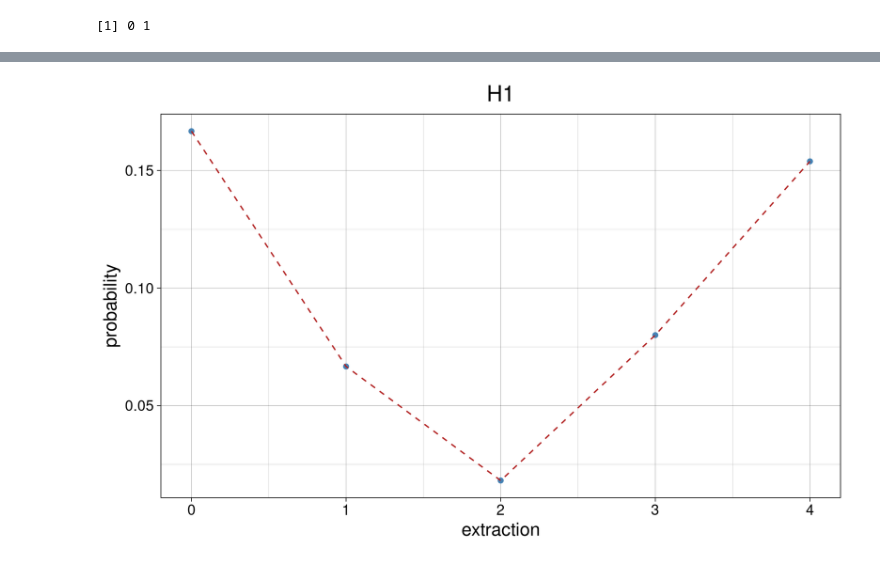
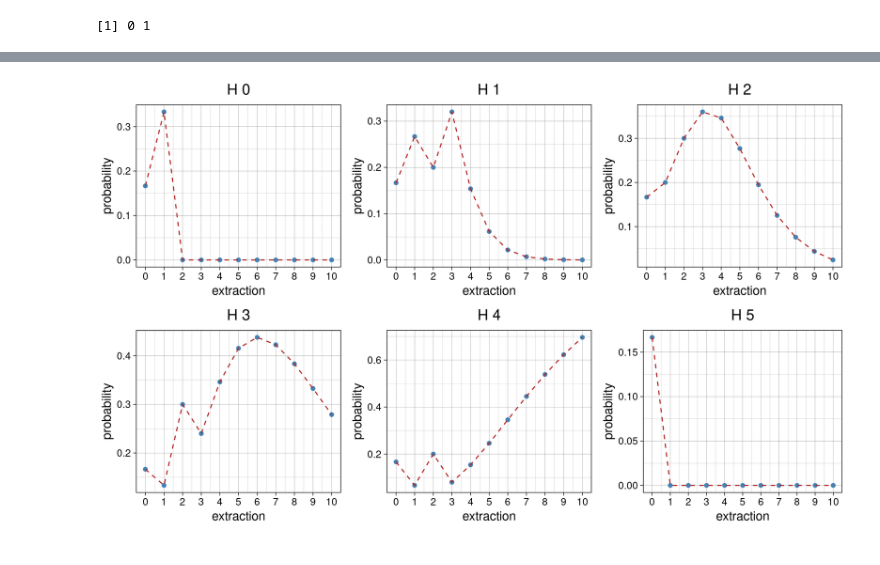
Before and after one commit to PietroCappelli/Advance_stat, a Jupyter notebook: Exercises/exercises03.ipynb, the cells around one changed output, grey strips where cells are left out. Drawn from its saved outputs; the diff is of its cells as text; code cells hidden in the pictures.

```diff
--- a/Exercises/exercises03.ipynb
+++ b/Exercises/exercises03.ipynb
@@ -405,7 +396,7 @@ while(flag){
         prior <- unlist(tail(df,1)) #the prior has to be update every loop -> last row of df
         post <- posterior(prior, color)
         #then we add the posterior to the df
-        df[nrow(df) +1,] = post
+        df[nrow(df) +1,] <- post
         # print(df)
 
     }
@@ -432,5 +423,7 @@ Extraction: white(w), black(b) or to stop (s):  s
 # %%
 #plot
+options(repr.plot.width = 10, repr.plot.height = 6, repr.plot.res = 250)
+
 j <- 0:(n_ext-1)
 plots <- list()
 for (i in 0:5 ){
@@ -440,6 +433,7 @@ for (i in 0:5 ){
                 theme_linedraw()+
                 labs(x="extraction", y="probability")+
                 ggtitle(paste("H",i))+
+                scale_x_continuous(breaks=j)+
                 theme(plot.title = element_text(hjust = 0.5), text=element_text(size=12))
 
     plots[[i+1]] = ggplotGrob(plot)
@@ -450,0 +445,15 @@ grid.arrange(grobs=plots, ncol=3, nrow=2)
+# %%
+#Plotting the final prior at the end of the extraction
+options(repr.plot.width = 8, repr.plot.height = 5, repr.plot.res = 250)
+
+box <- 0:5
+plot <- ggplot() +
+            geom_point(aes( box , unlist(tail(df,1))), color="steelblue")+
+            geom_line(aes(box , unlist(tail(df,1))), color="firebrick", linetype="dashed")+
+            theme_linedraw()+
+            labs(title = "Final result",x="Box", y="probability")+
+            theme(plot.title = element_text(hjust = 0.5), text=element_text(size=12))+
+            scale_x_continuous(breaks=box, labels=c("HO","H1","H2","H3","H4","H5"))
+
+
+plot
@@ -451,10 +528,22 @@ grid.arrange(grobs=plots, ncol=3, nrow=2)
 # %%
-ggplot() +
-    geom_point(aes(j, df[,2]), color="steelblue")+
-    geom_line(aes(j, df[,2]), color="firebrick", linetype="dashed")+
-    theme_linedraw()+
-    labs(x="extraction", y="probability")+
-    ggtitle(paste("H1"))+
-    theme(plot.title = element_text(hjust = 0.5), text=element_text(size=14))
+#plot
+options(repr.plot.width = 10, repr.plot.height = 6, repr.plot.res = 250)
+
+j <- 0:(n_ext)
+plots <- list()
+for (i in 0:5 ){
+    plot <- ggplot() +
+                geom_point(aes(j, df[,(i+1)]), color="steelblue")+
+                geom_line(aes(j, df[,(i+1)]), color="firebrick", linetype="dashed")+
+                theme_linedraw()+
+                labs(x="extraction", y="probability")+
+                ggtitle(paste("H",i))+
+                scale_x_continuous(breaks=j)+
+                theme(plot.title = element_text(hjust = 0.5), text=element_text(size=12))
+
+    plots[[i+1]] = ggplotGrob(plot)
+
+}
+grid.arrange(grobs=plots, ncol=3, nrow=2)
 # %% [output]
-[figure, old version]
+[figure, new version]
```
Also changed, not shown: parts of 13 cells of this notebook.
